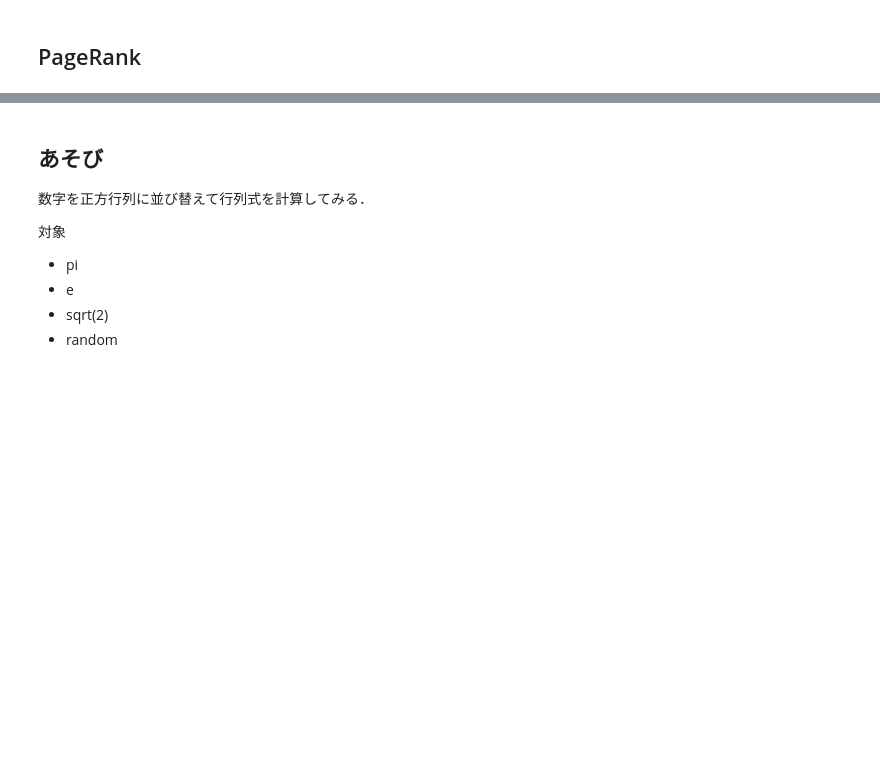
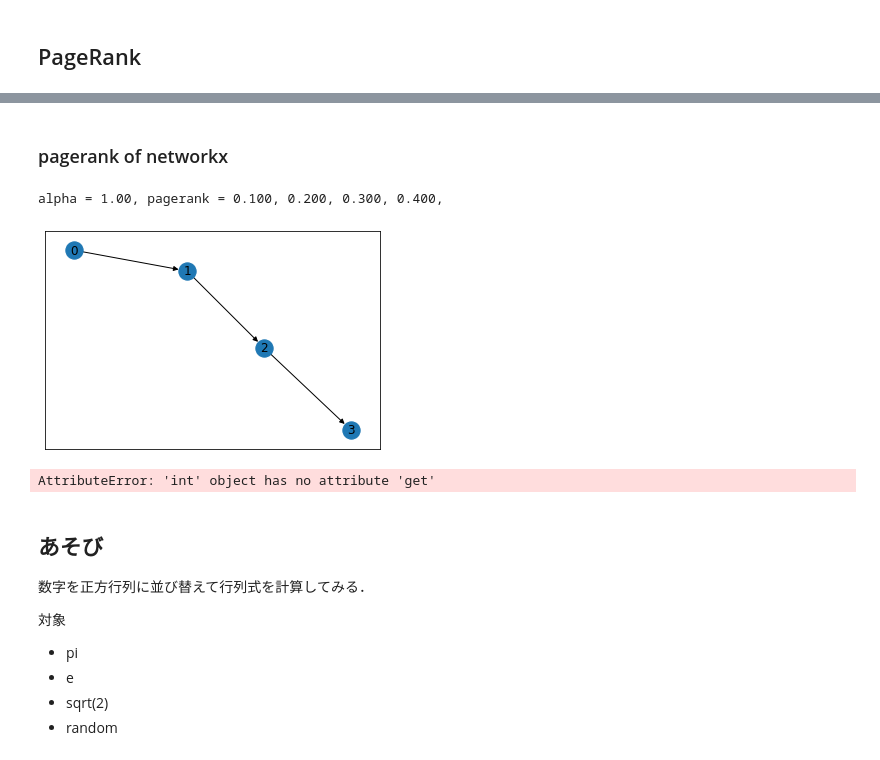
Before and after one commit to KeiNagayama/Infomap, a Jupyter notebook: draw_community.ipynb, the cells around one changed output, grey strips where cells are left out. Cells and saved outputs as stored; diff of their text form; code cells hidden in the pictures; blank space fills up the shorter version.

```diff
--- a/draw_community.ipynb
+++ b/draw_community.ipynb
@@ -379,6 +454,8 @@ print(np.round(score,5))
 pagerank = PageRank(damping_factor=0.85,tol=1e-10)
 score = pagerank.fit_transform(np.array(adj))
 print(np.round(score,5))
+# %% [markdown]
+### pagerank of networkx
 # %%
 G = nx.Graph()
 # 3 nodes
@@ -400,6 +478,34 @@ def H(X):
         h -= x*log(x)
     return h
 H(score2 / np.sum(score2)) / log(2)
+# %%
+# 4 nodes directed
+G = nx.DiGraph()
+E = [[0,1],[1,2],[2,3]]
+G.add_edges_from(E)
+nx.draw_networkx(G, with_labels=True)
+
+# undirected
+# alpha = 0.85, pagerank = 0.175, 0.325, 0.325, 0.175
+# alpha = 1.00, pagerank = 0.167, 0.333, 0.333, 0.167
+
+# directed
+# alpha = 0.85, pagerank = 0.116, 0.215, 0.299, 0.370
+# alpha = 1.00, pagerank = 0.100, 0.200, 0.300, 0.400
+
+alpha = 1
+pagerank = nx.pagerank(G, alpha)
+print(f"alpha = {alpha:.2f}, pagerank = ", end="")
+for p in pagerank.values():
+    print(f"{p:.3f}", end=", ")
+# %% [output]
+alpha = 1.00, pagerank = 0.100, 0.200, 0.300, 0.400,
+[figure, added]
+# %%
+d = 9
+d.get(0,0)
+# %% [output]
+AttributeError: 'int' object has no attribute 'get'
 # %% [markdown]
 ## あそび
 
```
Also changed, not shown: parts of 8 cells of this notebook, 4 other files.
